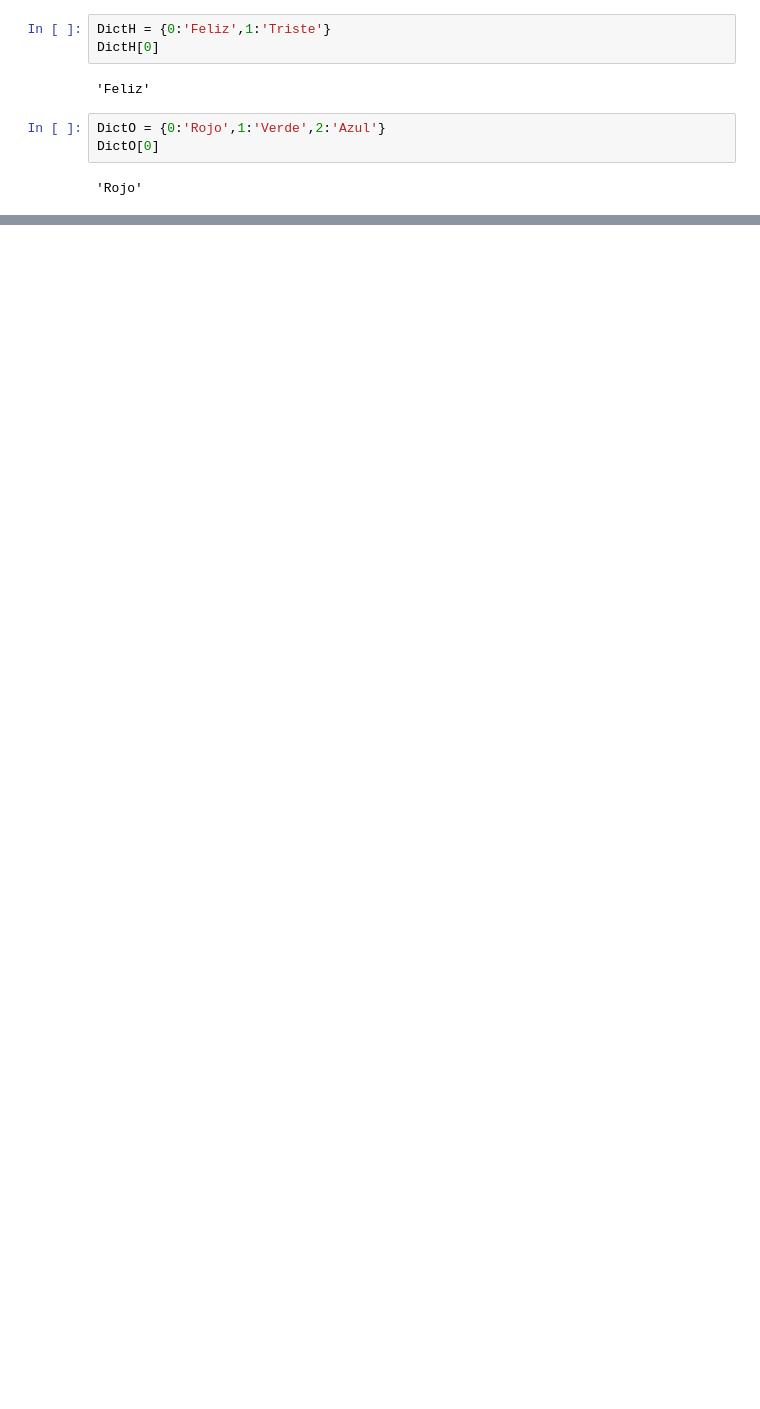
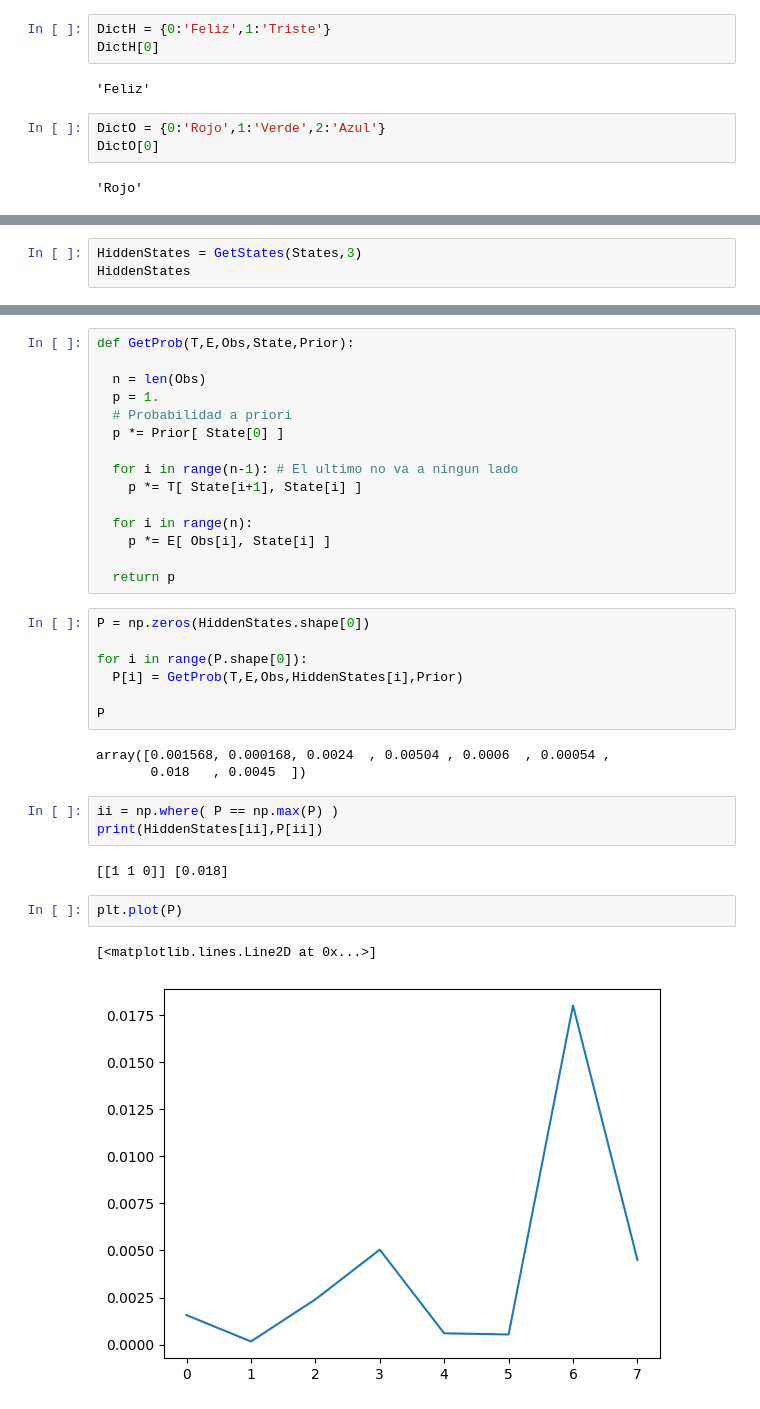
Before and after one commit to asegura4488/MetodosComputacionalesI, a Jupyter notebook: Semana15/HiddenMarkovModel.ipynb, the cells around one changed output, grey strips where cells are left out. Drawn from its saved outputs; the diff is of its cells as text; blank space fills up the shorter version.

```diff
--- a/Semana15/HiddenMarkovModel.ipynb
+++ b/Semana15/HiddenMarkovModel.ipynb
@@ -59,0 +49,3 @@ DictO[0]
+# %%
+HiddenStates = GetStates(States,3)
+HiddenStates
@@ -59,0 +61,35 @@ DictO[0]
+# %%
+def GetProb(T,E,Obs,State,Prior):
+
+  n = len(Obs)
+  p = 1.
+  # Probabilidad a priori
+  p *= Prior[ State[0] ]
+
+  for i in range(n-1): # El ultimo no va a ningun lado
+    p *= T[ State[i+1], State[i] ]
+
+  for i in range(n):
+    p *= E[ Obs[i], State[i] ]
+
+  return p
+# %%
+P = np.zeros(HiddenStates.shape[0])
+
+for i in range(P.shape[0]):
+  P[i] = GetProb(T,E,Obs,HiddenStates[i],Prior)
+
+P
+# %% [output]
+array([0.001568, 0.000168, 0.0024  , 0.00504 , 0.0006  , 0.00054 ,
+       0.018   , 0.0045  ])
+# %%
+ii = np.where( P == np.max(P) )
+print(HiddenStates[ii],P[ii])
+# %% [output]
+[[1 1 0]] [0.018]
+# %%
+plt.plot(P)
+# %% [output]
+[<matplotlib.lines.Line2D at 0x...>]
+[figure, added]
```
Also changed, not shown: parts of 4 cells of this notebook.
